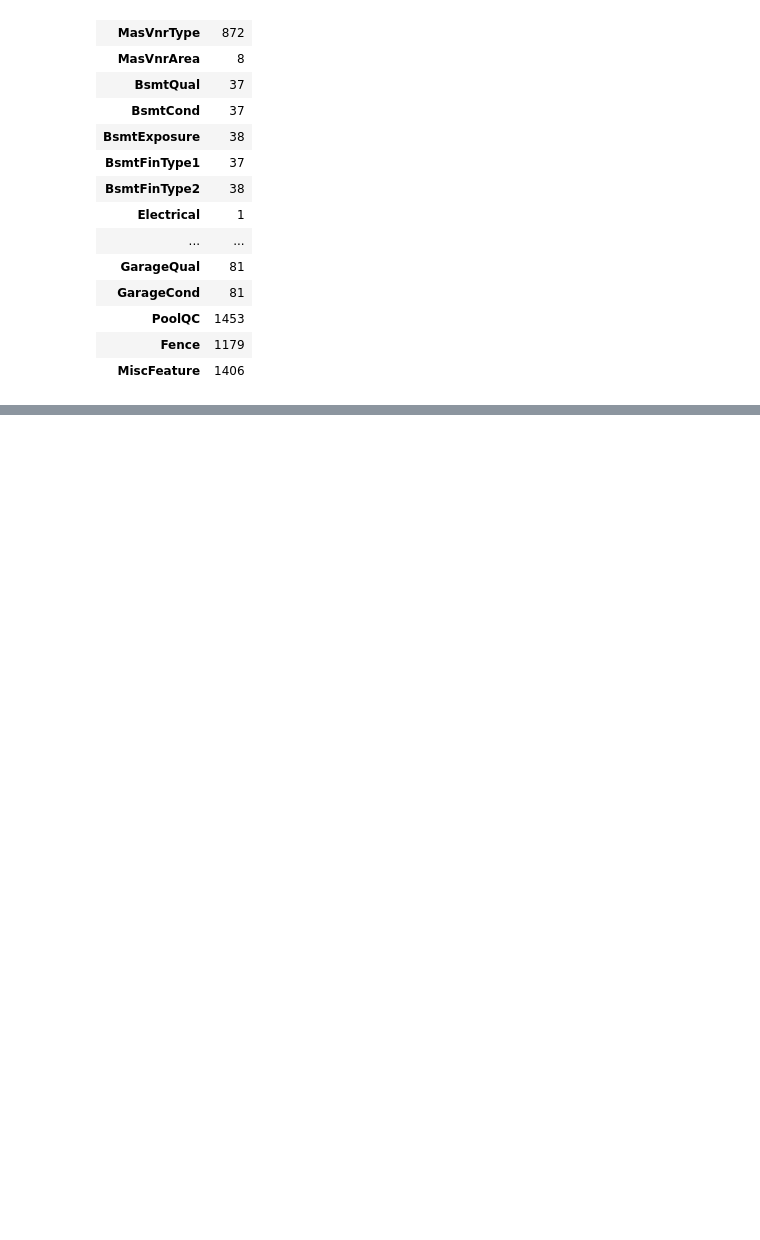
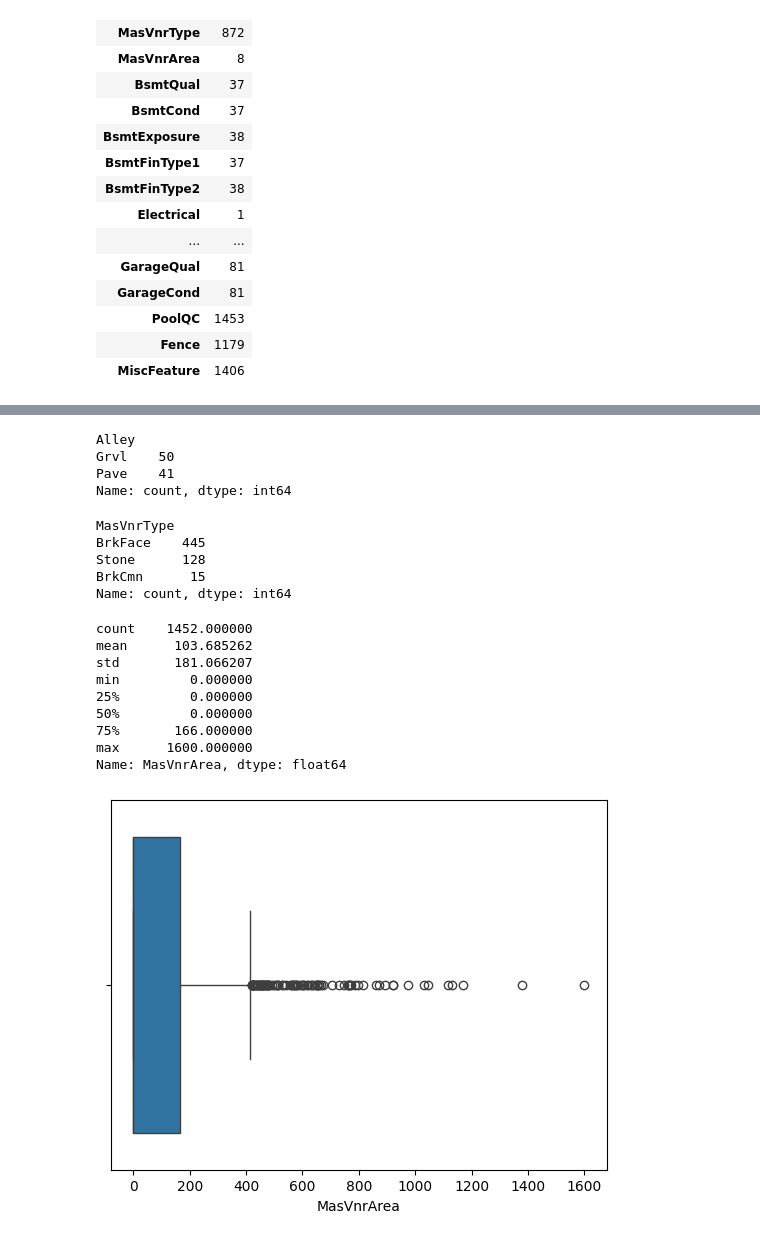
Before and after one commit to GJlonely1/Kaggle-House-Prices-Prediction-Model-, a Jupyter notebook: house-prices-advanced-regression-techniques/House_Price_Prediction_Model.ipynb, the cells around one changed output, grey strips where cells are left out. Saved outputs shown, nothing was run; the diff lists cells and outputs as text; code cells hidden in the pictures; blank space fills up the shorter version.

```diff
--- a/house-prices-advanced-regression-techniques/House_Price_Prediction_Model.ipynb
+++ b/house-prices-advanced-regression-techniques/House_Price_Prediction_Model.ipynb
@@ -72,0 +96,32 @@ missing_values[missing_values > 0].to_frame().style.background_gradient(cmap='vi
+# %%
+# This returns Gravel / Pavement and has 1306 missing values. Drop this variable
+df['Alley'].value_counts()
+# %% [output]
+Alley
+Grvl    50
+Pave    41
+Name: count, dtype: int64
+# %%
+# Masonry Veneer Type -  872 missing values. None means No Type (Fill with NT - None then One Hot Encode]
+df['MasVnrType'].value_counts()
+# %% [output]
+MasVnrType
+BrkFace    445
+Stone      128
+BrkCmn      15
+Name: count, dtype: int64
+# %%
+# MasVnrArea refers to Masonry Veneer Area in Square Feet (Has 8 Missing Values. Fill 0)
+sns.boxplot(df, x='MasVnrArea')
+print (df['MasVnrArea'].describe())
+# %% [output]
+count    1452.000000
+mean      103.685262
+std       181.066207
+min         0.000000
+25%         0.000000
+50%         0.000000
+75%       166.000000
+max      1600.000000
+Name: MasVnrArea, dtype: float64
+[figure, added]
```
Also changed, not shown: parts of 24 cells of this notebook.
